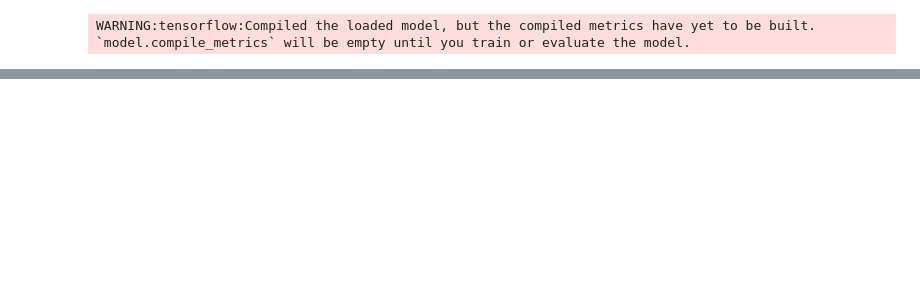
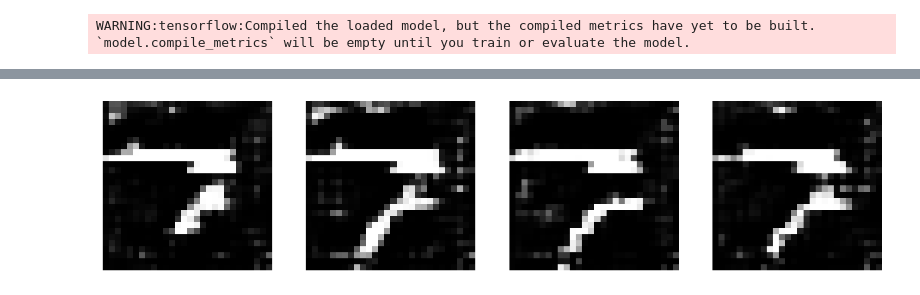
Before and after one commit to Khanhnvtb/Text-to-image, a Jupyter notebook: training.ipynb, the cells around one changed output, grey strips where cells are left out. Saved outputs shown, nothing was run; the diff lists cells and outputs as text; code cells hidden in the pictures; blank space fills up the shorter version.

```diff
--- a/training.ipynb
+++ b/training.ipynb
@@ -269,0 +435,5 @@ for i in range(10):
+# %%
+images = text_to_image(gan_model, rf_model, vectorizer, 'một tuần có mấy ngày', 4)
+show_images(images)
+# %% [output]
+[figure, added]
```
Also changed, not shown: parts of 20 cells of this notebook, 3 other files.
